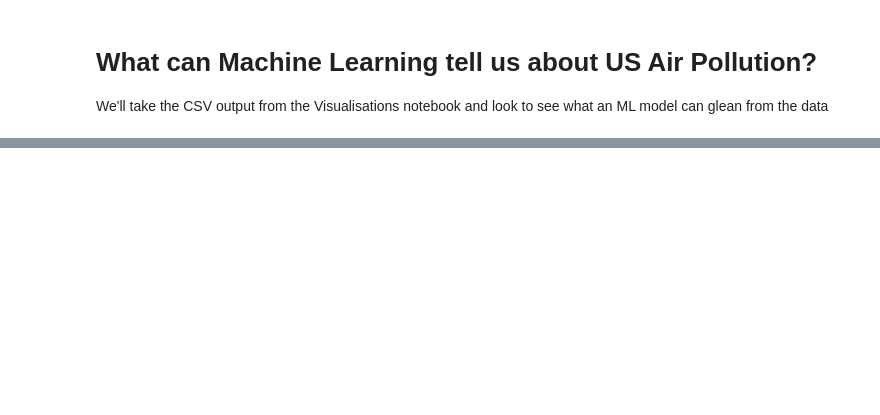
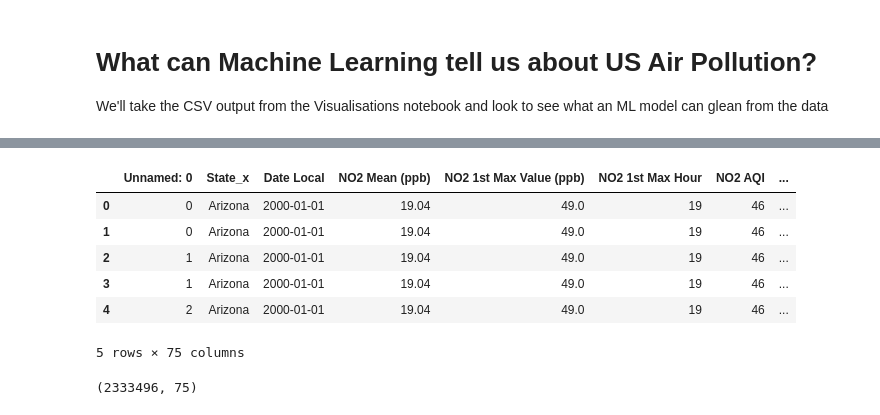
Before and after one commit to illusio666/us_air_pollution, a Jupyter notebook: jupyter_notebooks/pollution_ml.ipynb, the cells around one changed output, grey strips where cells are left out. Saved outputs shown, nothing was run; the diff lists cells and outputs as text; code cells hidden in the pictures; blank space fills up the shorter version.

```diff
--- a/jupyter_notebooks/pollution_ml.ipynb
+++ b/jupyter_notebooks/pollution_ml.ipynb
@@ -8,0 +54,4 @@ import sklearn
+# %%
+# now load the demographics data and align the location fields
+demo = pd.read_csv('../county_demographics.csv')
+demo.head()
@@ -8,0 +66,4 @@ import sklearn
+# %%
+#remove the suffix 'county' from the County field in demo
+demo['County'] = demo['County'].str.replace(r'\s*County\s*$', '', regex=True).str.strip()
+demo.head()
@@ -8,0 +78,4 @@ import sklearn
+# %%
+#create a similar key field in demo for merging based on county and state field: give it the same name as in poll
+demo['County_StateCode'] = demo['County'] + ', ' + demo['State']
+demo.head()
@@ -8,0 +90,17 @@ import sklearn
+# %%
+# Merge the datasets on the new key where pollution data is the left table and demo data is pulled in where available
+merged = pd.merge(poll, demo, on='County_StateCode', how='left')
+merged.head()
+# %% [output]
+|  | Unnamed: 0 | State_x | Date Local | NO2 Mean (ppb) | NO2 1st Max Value (ppb) | NO2 1st Max Hour | NO2 AQI | ... |
+| 0 | 0 | Arizona | 2000-01-01 | 19.04 | 49.0 | 19 | 46 | ... |
+| 1 | 0 | Arizona | 2000-01-01 | 19.04 | 49.0 | 19 | 46 | ... |
+| 2 | 1 | Arizona | 2000-01-01 | 19.04 | 49.0 | 19 | 46 | ... |
+| 3 | 1 | Arizona | 2000-01-01 | 19.04 | 49.0 | 19 | 46 | ... |
+| 4 | 2 | Arizona | 2000-01-01 | 19.04 | 49.0 | 19 | 46 | ... |
+5 rows × 75 columns
+# %%
+#check that the merged table has the expected number of rows (same as poll table)
+merged.shape
+# %% [output]
+(2333496, 75)
```
Also changed, not shown: parts of 25 cells of this notebook, 8 other files.
